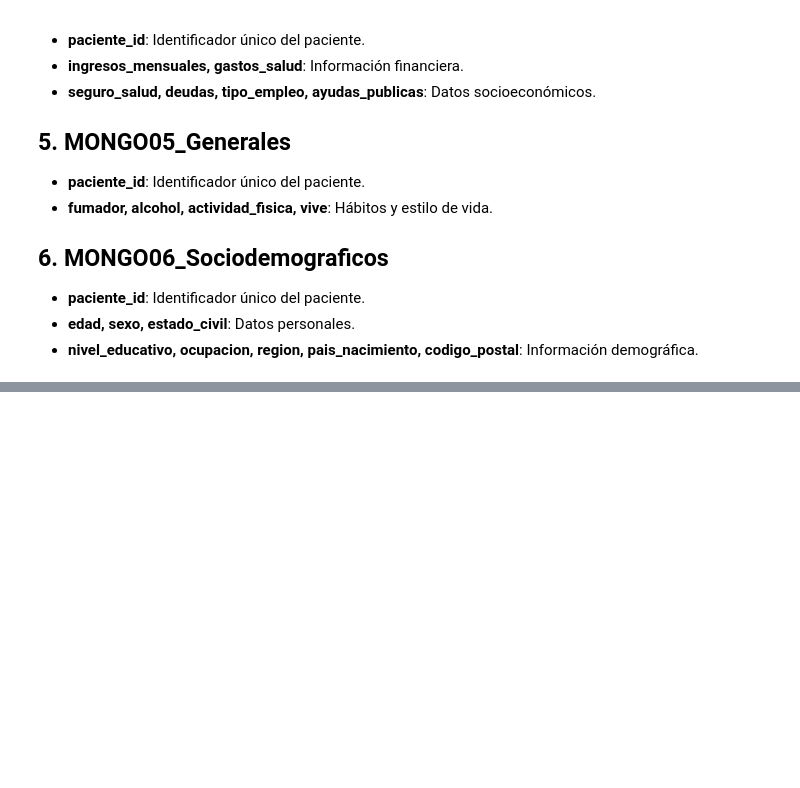
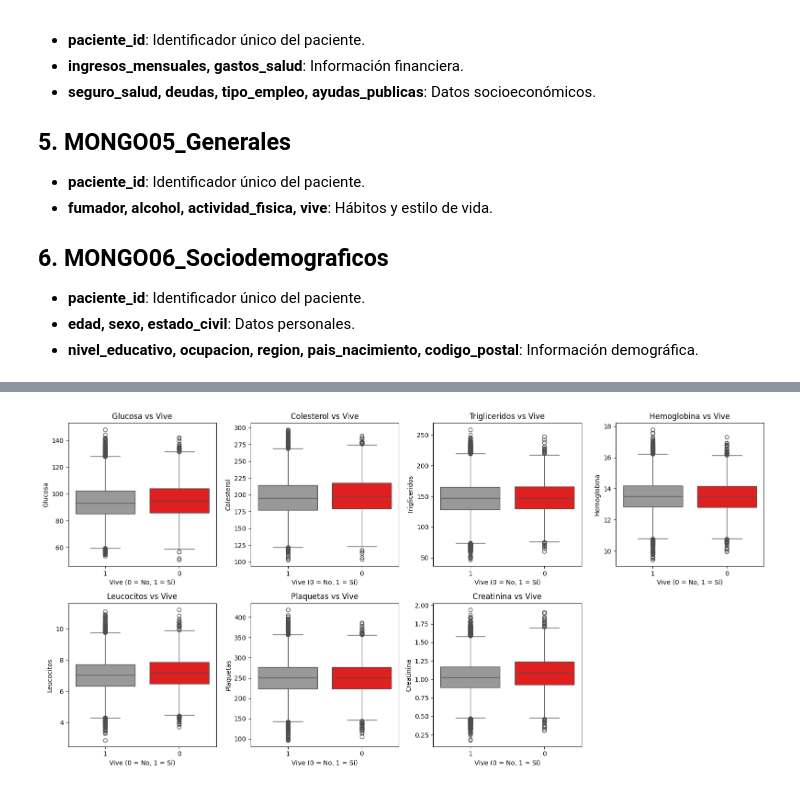
Before and after one commit to josean9/IA-Casos, a Jupyter notebook: notebooks/notebook1_eda.ipynb, the cells around one changed output, grey strips where cells are left out. Cells and saved outputs as stored; diff of their text form; code cells hidden in the pictures; blank space fills up the shorter version.

```diff
--- a/notebooks/notebook1_eda.ipynb
+++ b/notebooks/notebook1_eda.ipynb
@@ -148,0 +78,32 @@ plt.show()
+# %%
+# Lista de variables a graficar
+variables = ['glucosa', 'colesterol', 'trigliceridos', 'hemoglobina',
+             'leucocitos', 'plaquetas', 'creatinina']
+
+
+# Convertir 'vive' a string (si no lo está)
+df['vive'] = df['vive'].astype(str)
+
+# Definir colores con claves string
+colores = {'0': (1, 0, 0, 0.4), '1': (0.6, 0.6, 0.6, 0.4)}
+
+# Crear subplots
+fig, axes = plt.subplots(nrows=2, ncols=4, figsize=(16, 8))
+axes = axes.flatten()
+
+# Crear los boxplots usando hue para evitar warnings
+for i, var in enumerate(variables):
+    sns.boxplot(x='vive', y=var, hue='vive', data=df, ax=axes[i], palette=colores, legend=False)
+    axes[i].set_title(f'{var.capitalize()} vs Vive')
+    axes[i].set_xlabel('Vive (0 = No, 1 = Sí)')
+    axes[i].set_ylabel(var.capitalize())
+
+# Eliminar subplot extra
+if len(variables) < len(axes):
+    for j in range(len(variables), len(axes)):
+        fig.delaxes(axes[j])
+
+plt.tight_layout()
+plt.show()
+# %% [output]
+[figure, added]
```
Also changed, not shown: parts of 13 cells of this notebook, 1 other file.
